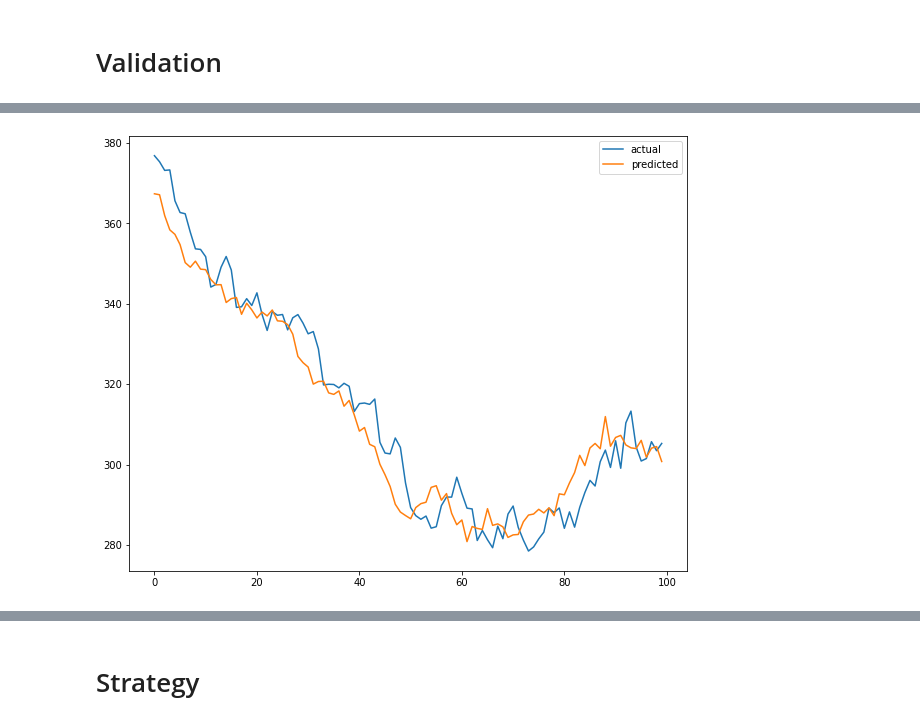
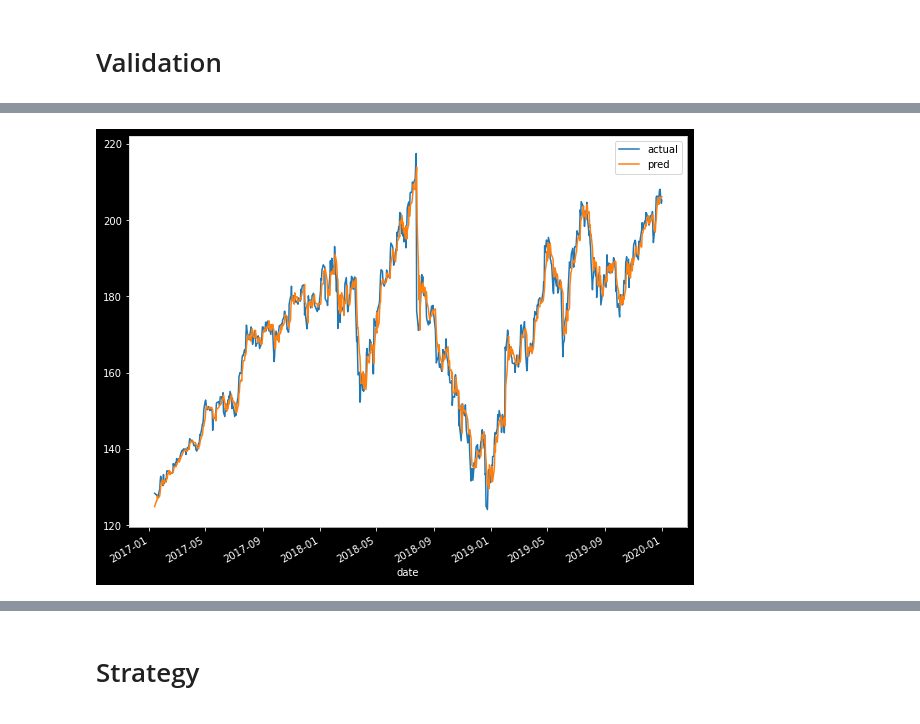
Before and after one commit to zetaqubit/trading, a Jupyter notebook: notebooks/single_stock_model.ipynb, the cells around one changed output, grey strips where cells are left out. Cells and saved outputs as stored; diff of their text form; code cells hidden in the pictures.

```diff
--- a/notebooks/single_stock_model.ipynb
+++ b/notebooks/single_stock_model.ipynb
@@ -15,11 +50,17 @@ pred_win = 1
 # %%
-def load_df(ticker):
+def load_df(ticker, date_range: DateRange):
+  """Loads the DataFrame for ticker between [start_date, end_date)."""
   df = pd.read_csv(f'~/data/stock/kaggle/full_history/{ticker}.csv')
+  df['date'] = pd.to_datetime(df['date'])
+  if date_range.start:
+    df = df.query(f'date >= "{date_range.start}"')
+  if date_range.end:
+    df = df.query(f'date < "{date_range.end}"')
   # reverse so oldest is first
   df = df.iloc[::-1].reset_index(drop=True)
   return df
 
-df = load_df('GOOG')
+df = load_df('GOOG', train_date_range)
 df.head(10)
 # %% [output]
 |  | date | volume | open | high | low | close | adjclose |
@@ -49,8 +104,8 @@ class StockSeqDataset(Dataset):
     def __getitem__(self, index):
         assert 0 <= index < len(self)
         x_end = index + self.hist_win
-        x = df.iloc[index:x_end][self.col]
-        y = df.iloc[x_end:x_end+self.pred_win][self.col]
+        x = self.df.iloc[index:x_end][self.col]
+        y = self.df.iloc[x_end:x_end+self.pred_win][self.col]
         return (th.from_numpy(np.array(x, dtype=np.float32)),
                 th.from_numpy(np.array(y, dtype=np.float32)))
 
@@ -88,7 +143,8 @@ learning_rate = 0.005
 optimizer = th.optim.Adam(model.parameters(), lr=learning_rate, betas=(0.5, 0.5))
 lr_schedule = th.optim.lr_scheduler.ExponentialLR(optimizer, 0.9)
 
-for epoch in range(20):
+steps = 50
+for epoch in range(steps):
     loss_avg = 0
     for x, y in dl:
         optimizer.zero_grad()
@@ -181,3 +214,24 @@ list(model.parameters())
+# %%
+def validate(model, ticker):
+  assert pred_win == 1
+  df = load_df(ticker, eval_date_range)
+  ds = StockSeqDataset(df)
+  dl = DataLoader(dataset=ds, batch_size=batch_size, shuffle=False)
+  for i, (x, y) in enumerate(dl):
+    start = batch_size * i + hist_win  # prediction is offset by hist_win
+    end = start + batch_size - 1  # slice end is inclusive
+    with th.no_grad():
+      y_pred = model(x)
+    y = y.cpu().numpy().squeeze()
+    y_pred = y_pred.cpu().numpy().squeeze()
+    #import pdb; pdb.set_trace()
+    df.loc[start:end, 'actual'] = y
+    df.loc[start:end, 'pred'] = y_pred
+  return df
+
+def plot(df, cols=['actual', 'pred']):
+ df.plot(x='date', y=cols, figsize=(10, 8))
 # %%
-actual, pred, loss_avg = validate(model, 'FB')
+df_pred = validate(model, 'FB')
+plot(df_pred)
 # %% [output]
@@ -186,4 +238 @@ Avg loss: 73.2558925151825
+[figure, added]
-# %%
-plot(actual[-100:], pred[-100:])
-# %% [output]
-[figure, removed]
```
Also changed, not shown: parts of 26 cells of this notebook.
